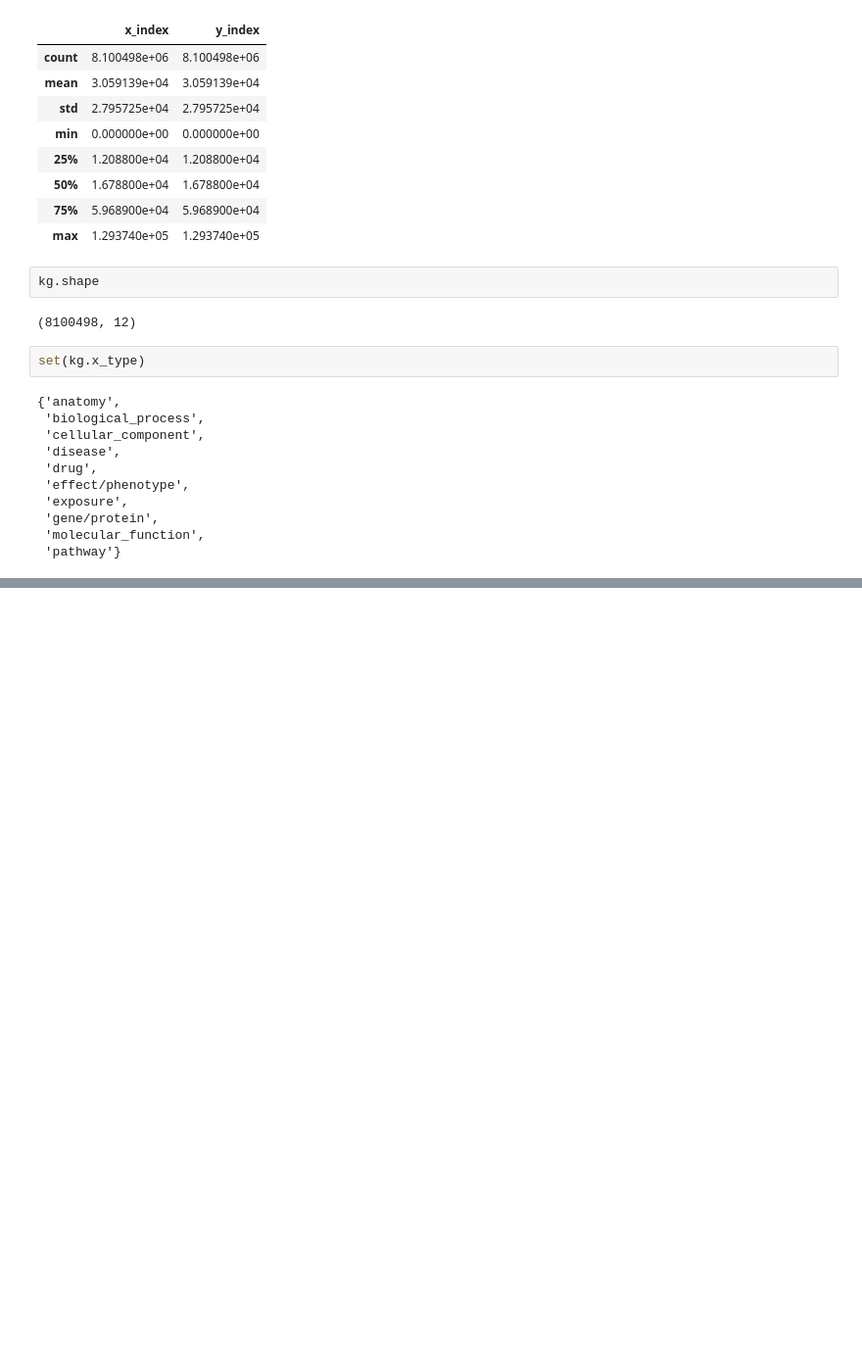
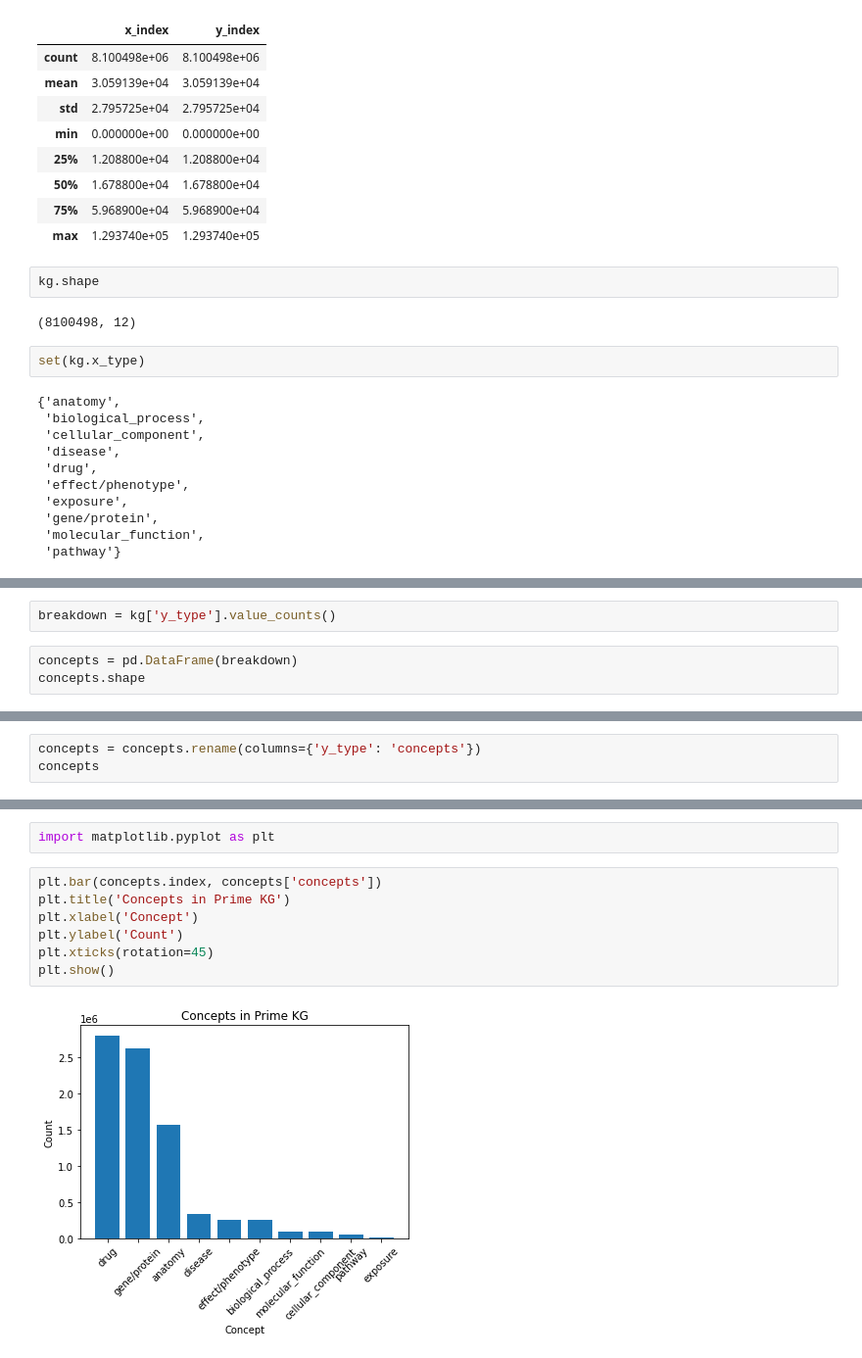
Before and after one commit to ismokelin/MIT_NLP, a Jupyter notebook: BLUE_MIT_NLP.ipynb, the cells around one changed output, grey strips where cells are left out. Shown at 98% size. Cells and saved outputs as stored; diff of their text form; blank space fills up the shorter version.

Commit message:
initial exploration for BLUE data and prime kg

```diff
--- a/BLUE_MIT_NLP.ipynb
+++ b/BLUE_MIT_NLP.ipynb
@@ -77,0 +92,5 @@ set(kg.x_type)
+# %%
+breakdown = kg['y_type'].value_counts()
+# %%
+concepts = pd.DataFrame(breakdown)
+concepts.shape
@@ -77,0 +99,3 @@ set(kg.x_type)
+# %%
+concepts = concepts.rename(columns={'y_type': 'concepts'})
+concepts
@@ -77,0 +114,11 @@ set(kg.x_type)
+# %%
+import matplotlib.pyplot as plt
+# %%
+plt.bar(concepts.index, concepts['concepts'])
+plt.title('Concepts in Prime KG')
+plt.xlabel('Concept')
+plt.ylabel('Count')
+plt.xticks(rotation=45)
+plt.show()
+# %% [output]
+[figure, added]
```
Also changed, not shown: parts of 3 cells of this notebook.
